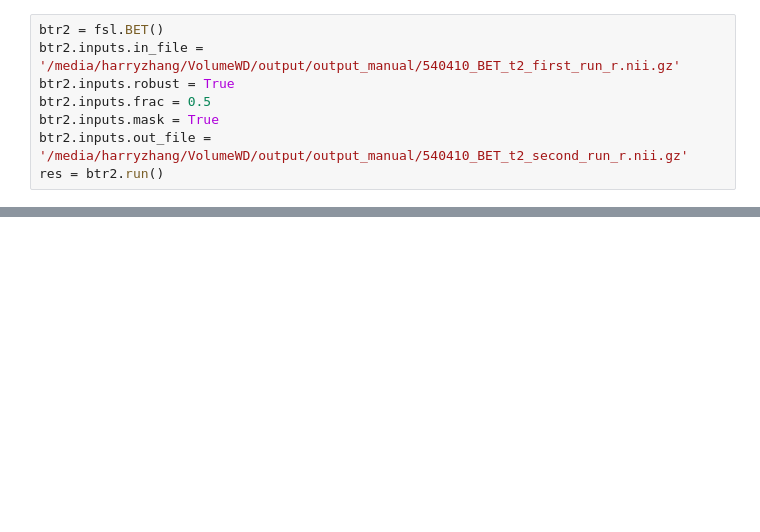
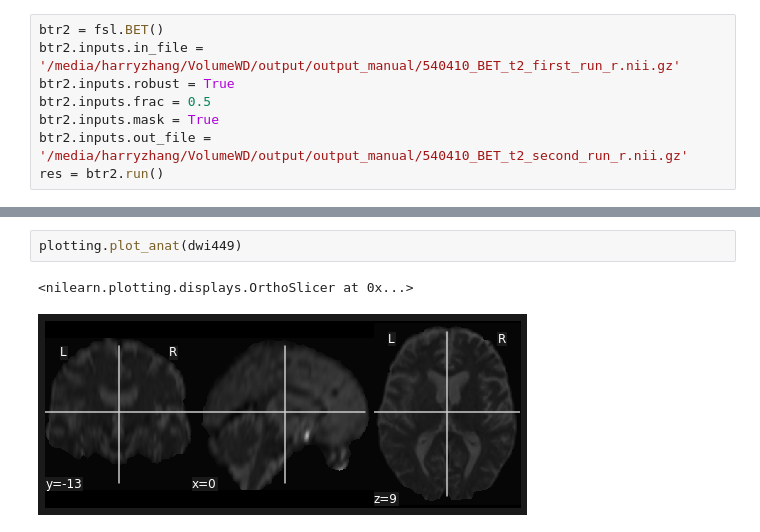
Before and after one commit to zhanghaoyue/stroke_preprocessing, a Jupyter notebook: nipype_workflow.ipynb, the cells around one changed output, grey strips where cells are left out. Drawn from its saved outputs; the diff is of its cells as text; blank space fills up the shorter version.

```diff
--- a/nipype_workflow.ipynb
+++ b/nipype_workflow.ipynb
@@ -83,0 +280,5 @@ res = am.run()
+# %%
+plotting.plot_anat(dwi449)
+# %% [output]
+<nilearn.plotting.displays.OrthoSlicer at 0x...>
+[figure, added]
```
Also changed, not shown: parts of 26 cells of this notebook, 3 other files.
